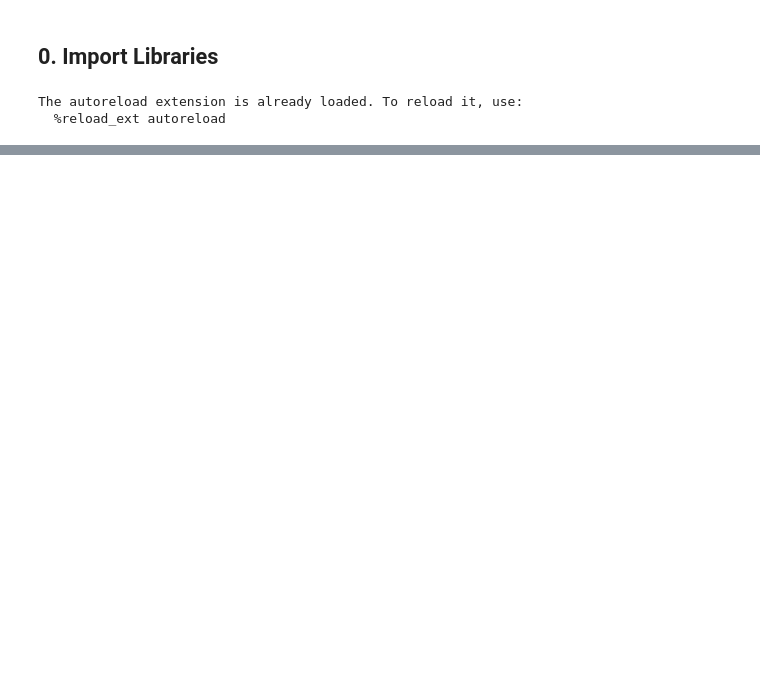
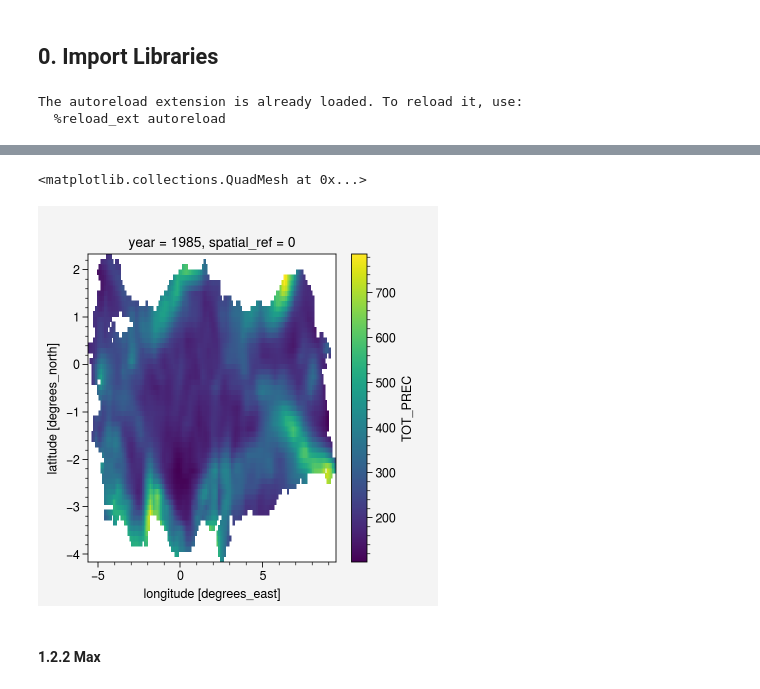
Before and after one commit to donmezkutay/msc-thesis-codes, a Jupyter notebook: BC_verification.ipynb, the cells around one changed output, grey strips where cells are left out. Saved outputs shown, nothing was run; the diff lists cells and outputs as text; code cells hidden in the pictures; blank space fills up the shorter version.

```diff
--- a/BC_verification.ipynb
+++ b/BC_verification.ipynb
@@ -456,0 +76,7 @@ era5_clipped.sum(dim='time').plot(vmax=1000, vmin=0)
+# %%
+dt_era5_sum['TOT_PREC'][0].plot()
+# %% [output]
+<matplotlib.collections.QuadMesh at 0x...>
+[figure, added]
+# %% [markdown]
+#### 1.2.2 Max
```
Also changed, not shown: parts of 72 cells of this notebook, 1 other file.
